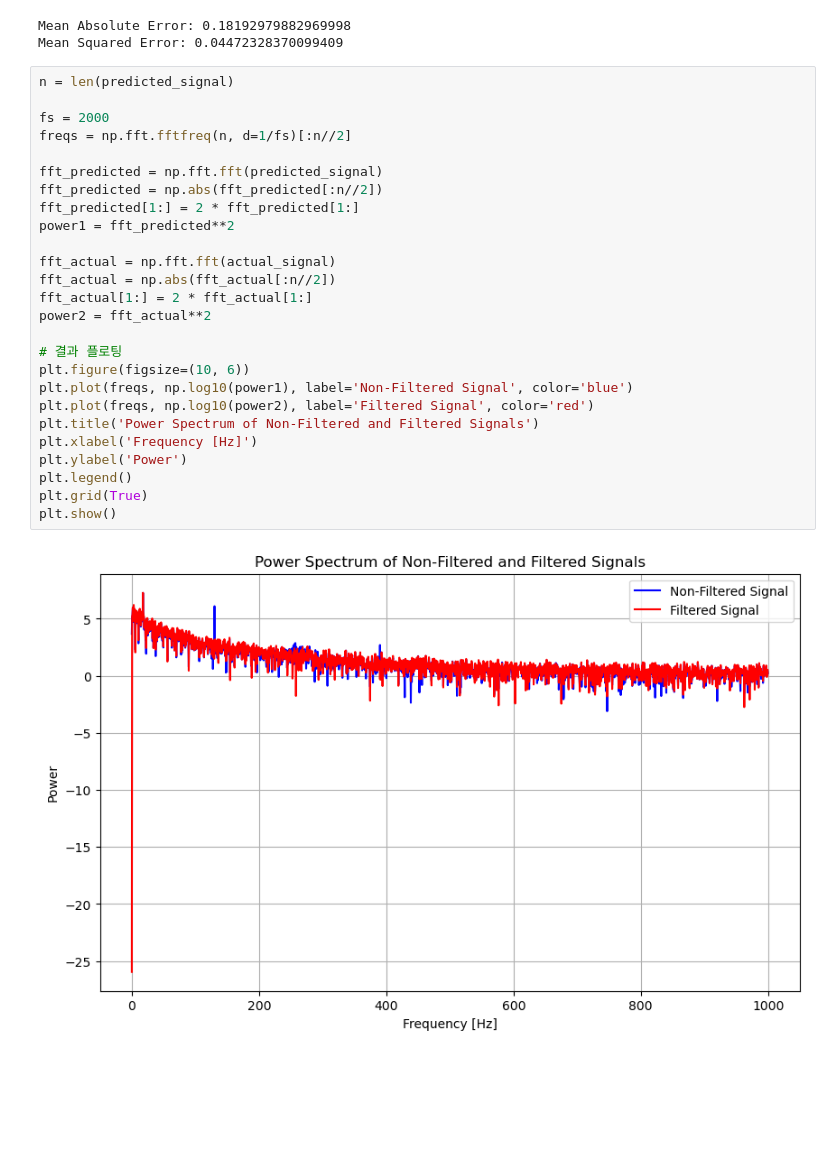
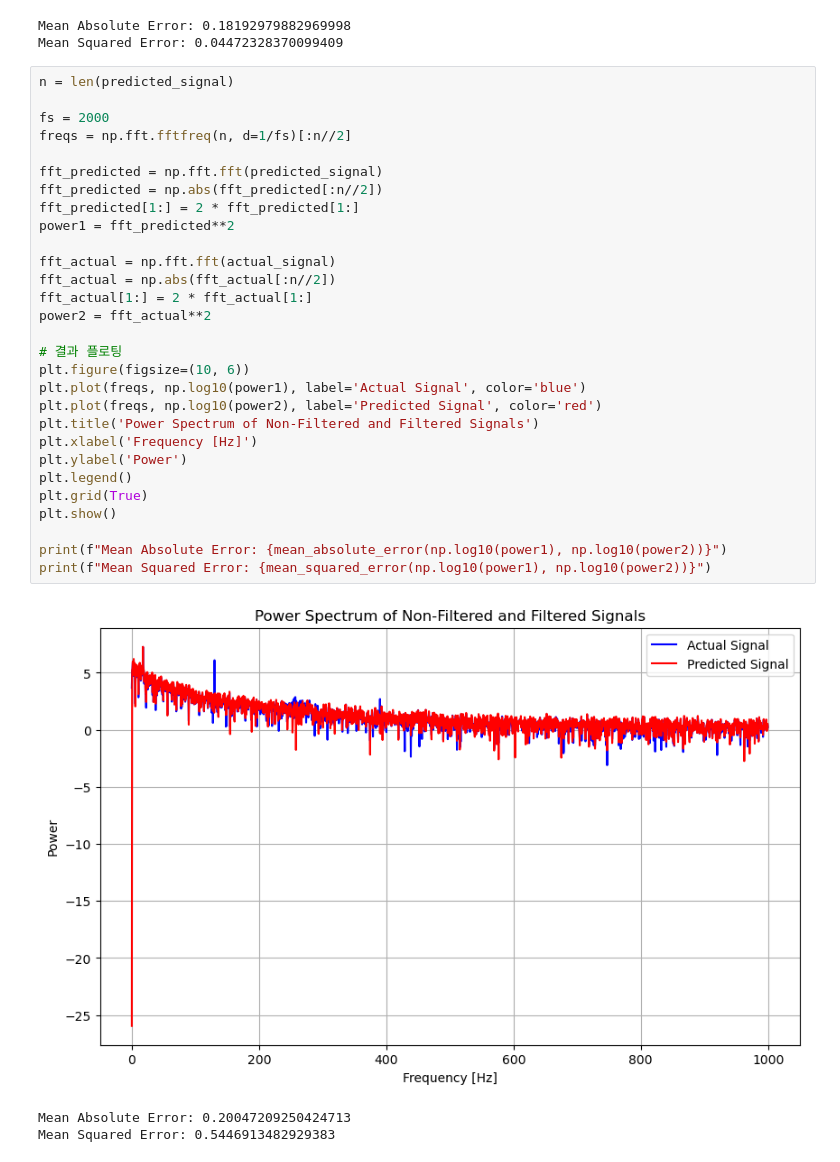
Before and after one commit to RyuKyungchan/UGRP, a Jupyter notebook: DNN_SAC/MLP/MLP_v0.ipynb, the cells around one changed output. Drawn from its saved outputs; the diff is of its cells as text; blank space fills up the shorter version.

```diff
--- a/DNN_SAC/MLP/MLP_v0.ipynb
+++ b/DNN_SAC/MLP/MLP_v0.ipynb
@@ -299,28 +299,33 @@ Mean Squared Error: 0.04472328370099409
 # %%
 n = len(predicted_signal)
 
 fs = 2000
 freqs = np.fft.fftfreq(n, d=1/fs)[:n//2]
 
 fft_predicted = np.fft.fft(predicted_signal)
 fft_predicted = np.abs(fft_predicted[:n//2])
 fft_predicted[1:] = 2 * fft_predicted[1:]
 power1 = fft_predicted**2
 
 fft_actual = np.fft.fft(actual_signal)
 fft_actual = np.abs(fft_actual[:n//2])
 fft_actual[1:] = 2 * fft_actual[1:]
 power2 = fft_actual**2
 
 # 결과 플로팅
 plt.figure(figsize=(10, 6))
-plt.plot(freqs, np.log10(power1), label='Non-Filtered Signal', color='blue')
-plt.plot(freqs, np.log10(power2), label='Filtered Signal', color='red')
+plt.plot(freqs, np.log10(power1), label='Actual Signal', color='blue')
+plt.plot(freqs, np.log10(power2), label='Predicted Signal', color='red')
 plt.title('Power Spectrum of Non-Filtered and Filtered Signals')
 plt.xlabel('Frequency [Hz]')
 plt.ylabel('Power')
 plt.legend()
 plt.grid(True)
 plt.show()
+
+print(f"Mean Absolute Error: {mean_absolute_error(np.log10(power1), np.log10(power2))}")
+print(f"Mean Squared Error: {mean_squared_error(np.log10(power1), np.log10(power2))}")
 # %% [output]
-[figure, old version]
+[figure, new version]
+Mean Absolute Error: 0.20047209250424713
+Mean Squared Error: 0.5446913482929383
```
Also changed, not shown: 1 other file.
